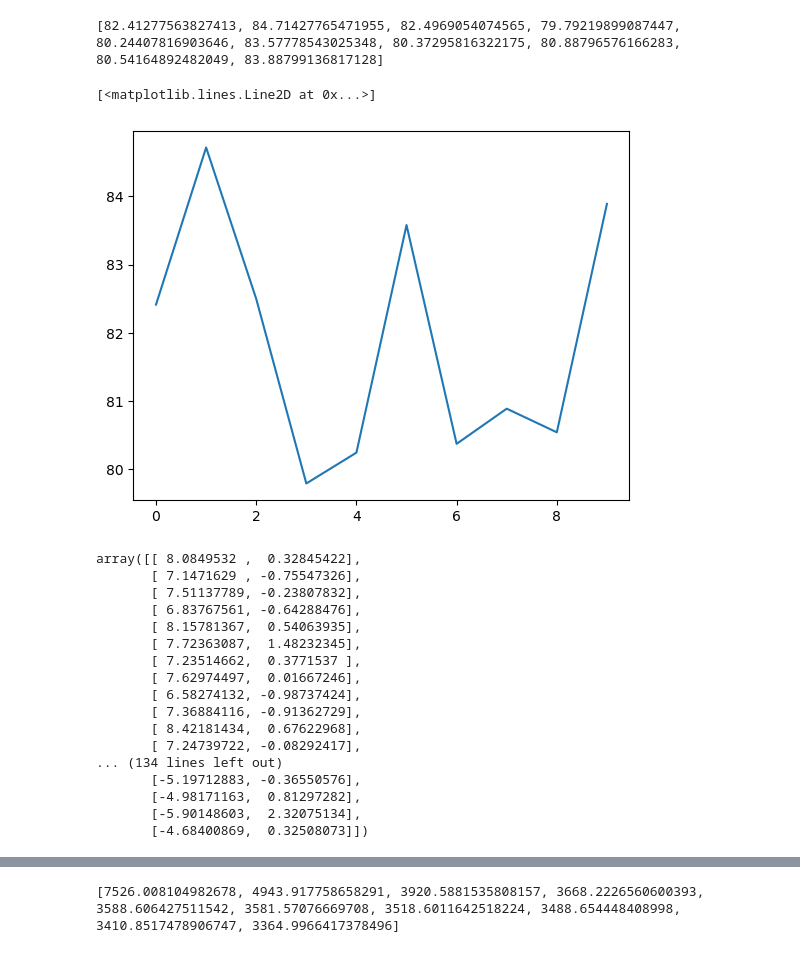
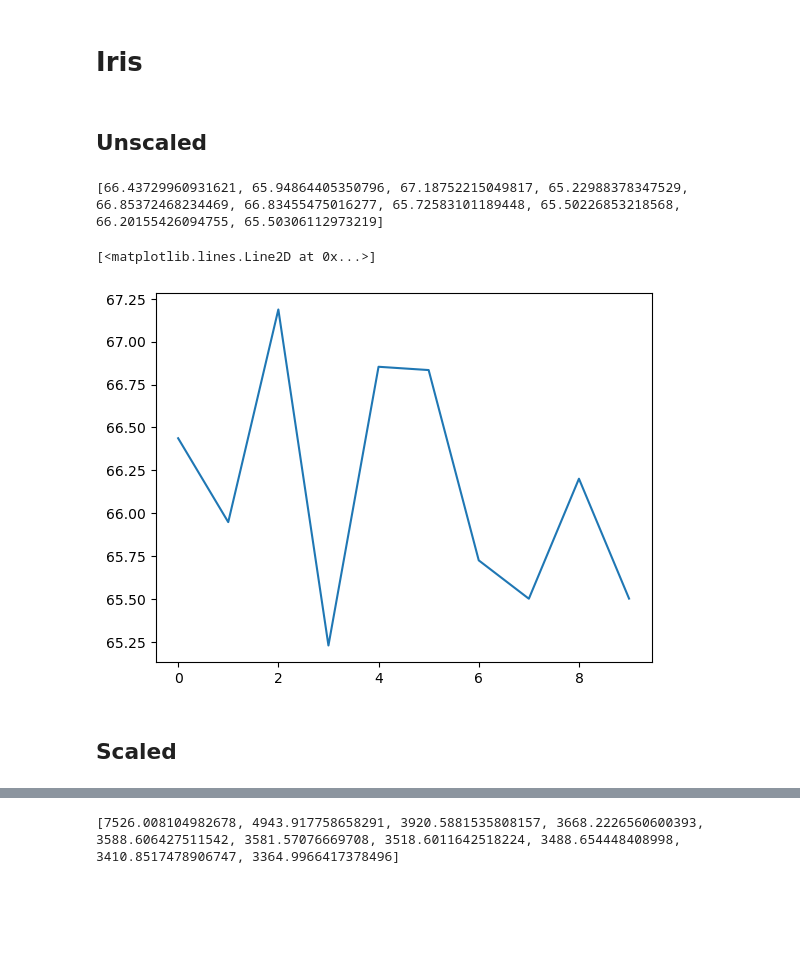
Before and after one commit to saprativa/cs725-project, a Jupyter notebook: Parametric_Neural_network.ipynb, the cells around one changed output, grey strips where cells are left out. Cells and saved outputs as stored; diff of their text form; code cells hidden in the pictures; blank space fills up the shorter version.

```diff
--- a/Parametric_Neural_network.ipynb
+++ b/Parametric_Neural_network.ipynb
@@ -70,43 +68,29 @@ plt.plot(error_vals)
+# %% [markdown]
+# Iris
+# %% [markdown]
+## Unscaled
 # %%
 df = pd.read_csv('./iris/reduced_iris.csv')
 df.drop(df.columns[[0]], axis=1, inplace=True)
 cols = df.columns
 y = df[cols[-1]]
 X = df.drop(cols[-1],axis=1)
 
 X = X.to_numpy(dtype=float)
 y = y.to_numpy(dtype=int)
 
 y = np.array([[i] for i in y])
 
-mean,error_vals = CEO(list_of_tau,len(list_of_tau),np.ones((3,2))*0.5,np.ones((3,2)),3,X,y,0.3)
+mean,error_vals = CEO(list_of_tau,len(list_of_tau),np.ones((3,2))*0.5,np.ones((3,2)),3,X[:99],y[:99],0.3)
 
 print(error_vals)
 plt.plot(error_vals)
 # %% [output]
-[82.41277563827413, 84.71427765471955, 82.4969054074565, 79.79219899087447, 80.24407816903646, 83.57778543025348, 80.37295816322175, 80.88796576166283, 80.54164892482049, 83.88799136817128]
+[66.43729960931621, 65.94864405350796, 67.18752215049817, 65.22988378347529, 66.85372468234469, 66.83455475016277, 65.72583101189448, 65.50226853218568, 66.20155426094755, 65.50306112973219]
 [<matplotlib.lines.Line2D at 0x...>]
-[figure, old version]
+[figure, new version]
-# %%
-X
-# %% [output]
-array([[ 8.0849532 ,  0.32845422],
-       [ 7.1471629 , -0.75547326],
-       [ 7.51137789, -0.23807832],
-       [ 6.83767561, -0.64288476],
-       [ 8.15781367,  0.54063935],
-       [ 7.72363087,  1.48232345],
-       [ 7.23514662,  0.3771537 ],
-       [ 7.62974497,  0.01667246],
-       [ 6.58274132, -0.98737424],
-       [ 7.36884116, -0.91362729],
-       [ 8.42181434,  0.67622968],
-       [ 7.24739722, -0.08292417],
-... (134 lines left out)
-       [-5.19712883, -0.36550576],
-       [-4.98171163,  0.81297282],
-       [-5.90148603,  2.32075134],
-       [-4.68400869,  0.32508073]])
+# %% [markdown]
+## Scaled
 # %%
 df = pd.read_csv('./iris/reduced_iris.csv')
 df.drop(df.columns[[0]], axis=1, inplace=True)
```
Also changed, not shown: parts of 14 cells of this notebook, 2 other files.
